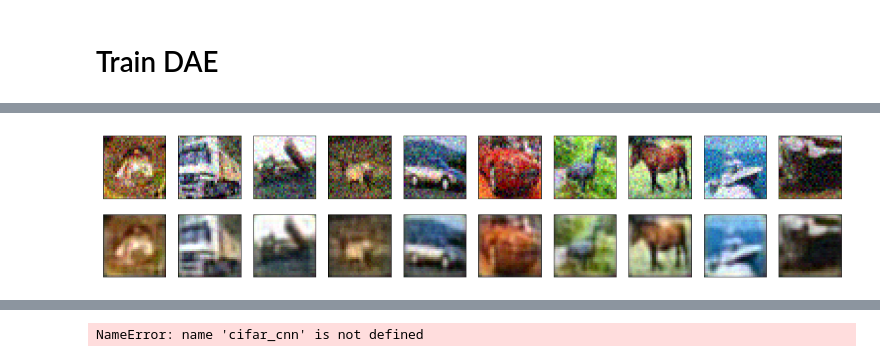
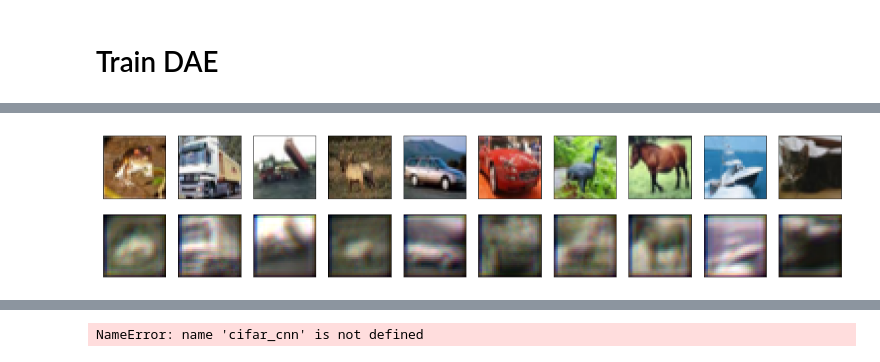
Before and after one commit to psr6275/Projected-Autoencoder, a Jupyter notebook: jupyter/cifar10_clf-dae-TF.ipynb, the cells around one changed output, grey strips where cells are left out. Cells and saved outputs as stored; diff of their text form; code cells hidden in the pictures.

Commit message:
revise cifar files

```diff
--- a/jupyter/cifar10_clf-dae-TF.ipynb
+++ b/jupyter/cifar10_clf-dae-TF.ipynb
@@ -94,6 +94,4 @@ cifar_cnn.targeted_attack(x_test,Y_test,file_name = 'cifar10_adv')
 #cifar_dae = Cifar_DAE(x_train,Y_train,noise_scale = 0.1,dae_type = "over",filter_nums = [32,64],
 #                      loss_type = "binary_crossentropy",epoch = 10)
 # default is mse nosise!
-cifar_dae = Cifar10_DAE(x_train,Y_train,num_epoch=100)
+cifar_dae = Cifar10_DAE(x_train,Y_train,num_epoch=30,loss_type = "mse",num_batch=256)
-# %%
-cifar_dae.train()
@@ -117,0 +98,2 @@ saved path:  ../logs/cifar10_dae.ckpt
+# %%
+cifar_dae.train('../logs/cifar10_tfdae.ckpt',num_viz = 2)
@@ -118,4 +152,4 @@ saved path:  ../logs/cifar10_dae.ckpt
 # %%
-cifar_dae.plot_imgs(x_train[:20],noise_type = 'gaussian',noise_scale = 0.1)
+cifar_dae.plot_imgs(x_train[:20],noise_type = 'gaussian',noise_scale = 0.0)
 # %% [output]
-[figure, old version]
+[figure, new version]
```
Also changed, not shown: parts of 6 cells of this notebook, 6 other files.
